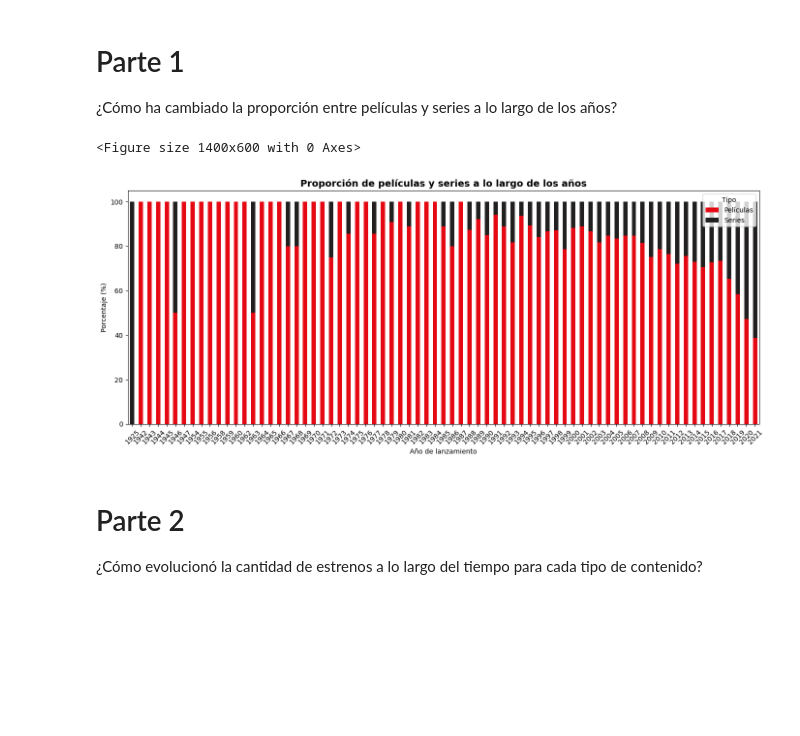
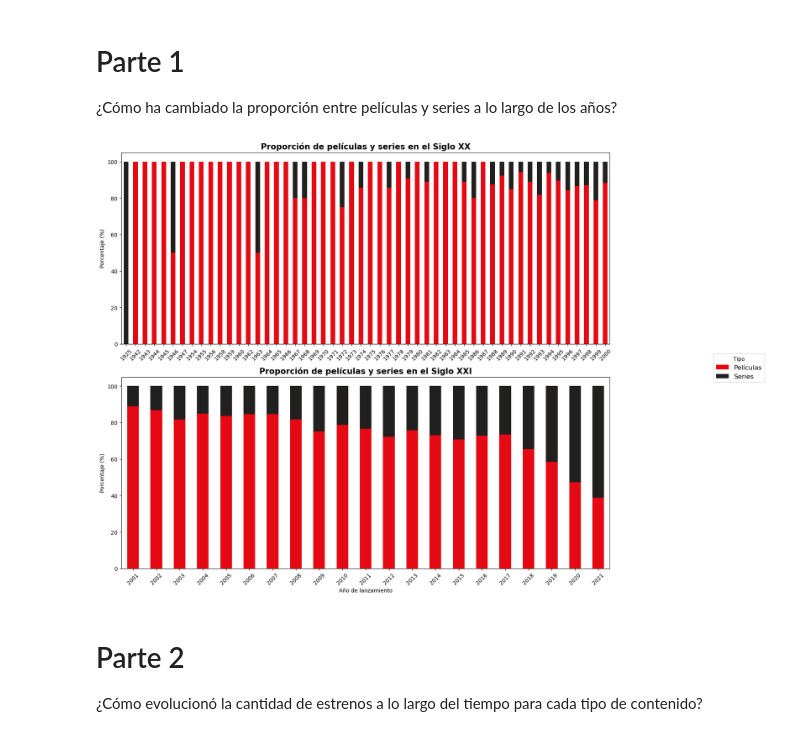
Before and after one commit to AnaMenoni/Practico-2-Analisis-de-Datos, a Jupyter notebook: practico2.ipynb, the cells around one changed output. Drawn from its saved outputs; the diff is of its cells as text; code cells hidden in the pictures; blank space fills up the shorter version.

Commit message:
Gráficos separados por siglos en parte 1

```diff
--- a/practico2.ipynb
+++ b/practico2.ipynb
@@ -15,33 +12,45 @@ largo de los años?
 # %%
 
 # Agrupar por año y tipo (Movie / TV Show)
 proportion = df.groupby(['release_year', 'type']).size().unstack(fill_value=0)
 
 # Calcular proporción en porcentaje
 proportion_percent = proportion.div(proportion.sum(axis=1), axis=0) * 100
 
-
+# Colores
 colors = ['#e50914', '#221f1f']
 
-# Graficar proporción de películas y series a lo largo de los años
-plt.figure(figsize=(14,6))
-proportion_percent.plot(kind="bar", stacked=True, color=colors, figsize=(14,6))
+# Separar siglos
+proportion_20 = proportion_percent.loc[proportion_percent.index <= 2000]
+proportion_21 = proportion_percent.loc[proportion_percent.index > 2000]
 
-# Títulos y etiquetas
-plt.title("Proporción de películas y series a lo largo de los años", fontsize=14, fontweight="bold")
-plt.ylabel("Porcentaje (%)")
-plt.xlabel("Año de lanzamiento")
+# Crear subplots
+fig, axes = plt.subplots(2, 1, figsize=(16,12), sharey=True)
 
-# Leyenda
-plt.legend(title="Tipo", labels=["Películas", "Series"], loc="upper right")
+# Siglo XX
+proportion_20.plot(kind="bar", stacked=True, color=colors, ax=axes[0])
+axes[0].set_title("Proporción de películas y series en el Siglo XX", fontsize=15, fontweight="bold")
+axes[0].set_ylabel("Porcentaje (%)")
+axes[0].set_xlabel("")
+axes[0].tick_params(axis="x", rotation=45)
+axes[0].legend_.remove()  # quitar leyenda individual
 
-# Ajuste final
-plt.xticks(rotation=45)
-plt.tight_layout()
+# Siglo XXI
+proportion_21.plot(kind="bar", stacked=True, color=colors, ax=axes[1])
+axes[1].set_title("Proporción de películas y series en el Siglo XXI", fontsize=15, fontweight="bold")
+axes[1].set_ylabel("Porcentaje (%)")
+axes[1].set_xlabel("Año de lanzamiento")
+axes[1].tick_params(axis="x", rotation=45)
+axes[1].legend_.remove()  # quitar leyenda individual
+
+# Leyenda común a la derecha
+fig.legend(title="Tipo", labels=["Películas", "Series"], loc="center left", bbox_to_anchor=(1, 0.5), fontsize=12)
+
+# Ajustar espacio para la leyenda
+plt.tight_layout(rect=[0,0,0.85,1])
 plt.show()
 # %% [output]
-<Figure size 1400x600 with 0 Axes>
-[figure, old version]
+[figure, new version]
 # %% [markdown]
 # Parte 2
 ¿Cómo evolucionó la cantidad de estrenos a lo largo del tiempo
```
Also changed, not shown: parts of 1 cell of this notebook.
